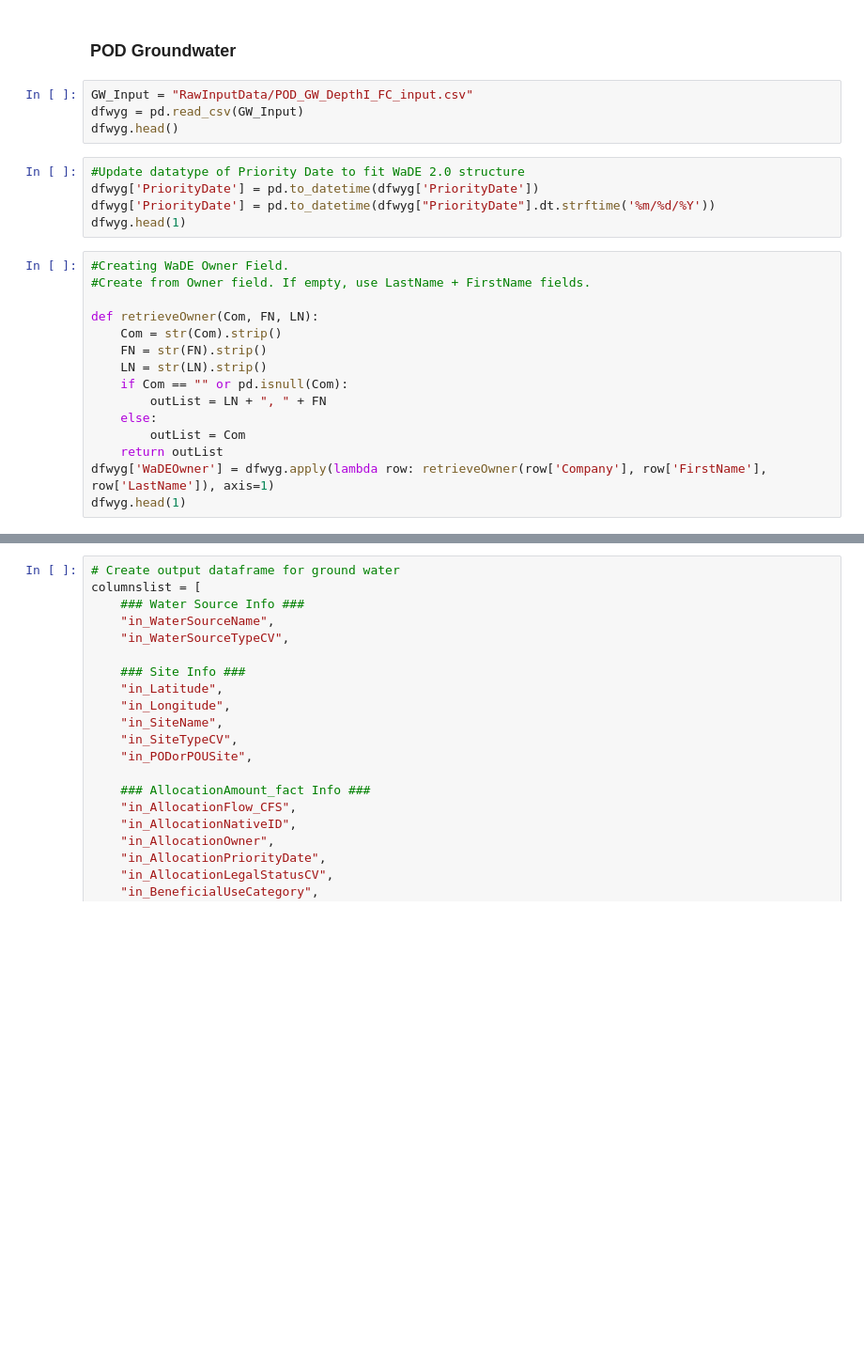
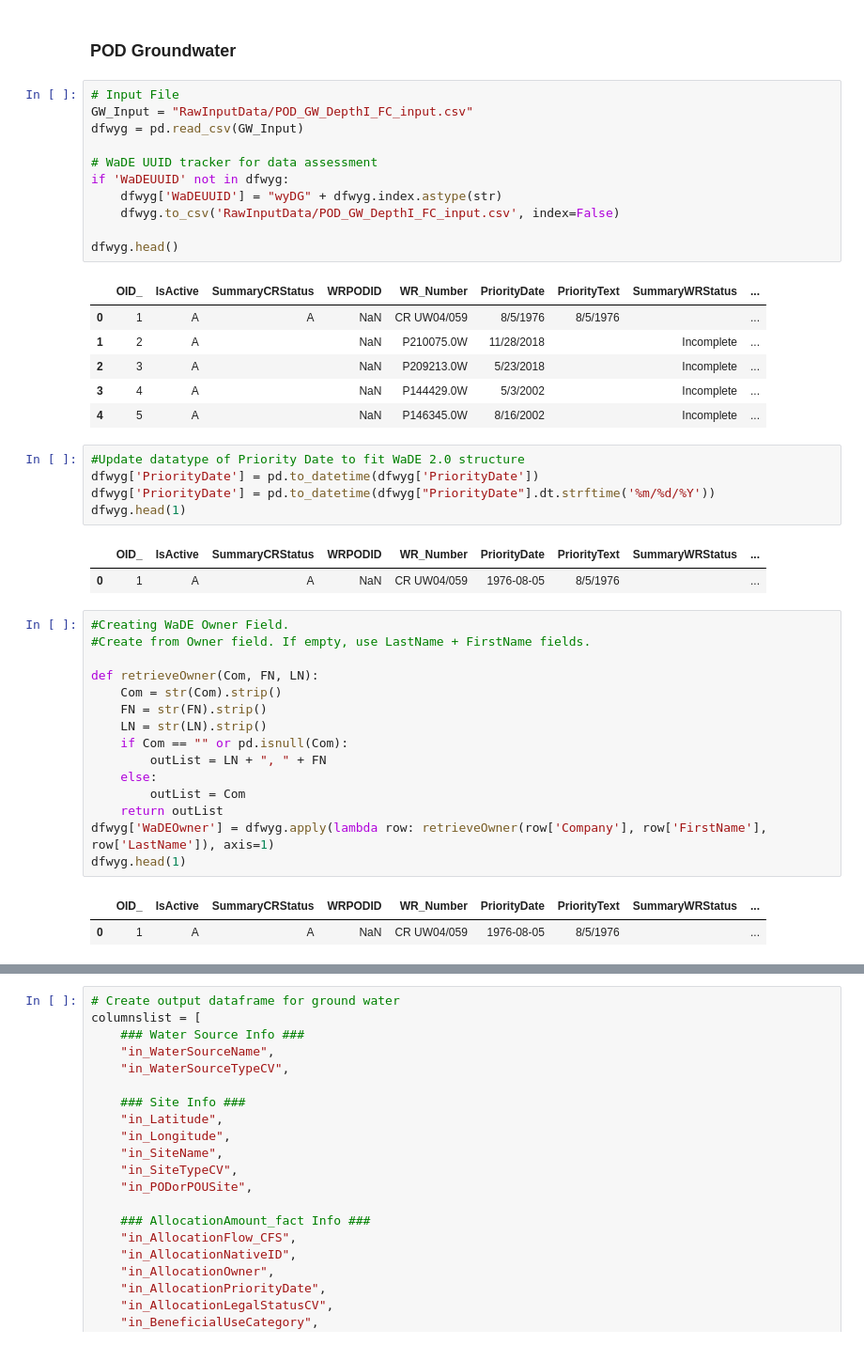
Before and after one commit to WSWCWaterDataExchange/MappingStatesDataToWaDE2.0, a Jupyter notebook: Wyoming/WaterAllocation/0_PreProcessWyomingAllocationData.ipynb, the cells around one changed output, grey strips where cells are left out. Shown at 94% size. Drawn from its saved outputs; the diff is of its cells as text; blank space fills up the shorter version.

Commit message:
WY wr update.
WY wr update.  Removed special characters from owner info.  Added more data assessment logic.

```diff
--- a/Wyoming/WaterAllocation/0_PreProcessWyomingAllocationData.ipynb
+++ b/Wyoming/WaterAllocation/0_PreProcessWyomingAllocationData.ipynb
@@ -29,15 +29,32 @@ os.chdir(workingDir)
 # POD Data
 # %% [markdown]
 ### POD Groundwater
-# %%
-GW_Input = "RawInputData/POD_GW_DepthI_FC_input.csv"
-dfwyg = pd.read_csv(GW_Input)
-dfwyg.head()
+# %%
+# Input File
+GW_Input = "RawInputData/POD_GW_DepthI_FC_input.csv"
+dfwyg = pd.read_csv(GW_Input)
+
+# WaDE UUID tracker for data assessment
+if 'WaDEUUID' not in dfwyg:
+    dfwyg['WaDEUUID'] = "wyDG" + dfwyg.index.astype(str)
+    dfwyg.to_csv('RawInputData/POD_GW_DepthI_FC_input.csv', index=False)
+
+dfwyg.head()
+# %% [output]
+|  | OID_ | IsActive | SummaryCRStatus | WRPODID | WR_Number | PriorityDate | PriorityText | SummaryWRStatus | ... |
+| 0 | 1 | A | A | NaN | CR UW04/059 | 8/5/1976 | 8/5/1976 |  | ... |
+| 1 | 2 | A |  | NaN | P210075.0W | 11/28/2018 |  | Incomplete | ... |
+| 2 | 3 | A |  | NaN | P209213.0W | 5/23/2018 |  | Incomplete | ... |
+| 3 | 4 | A |  | NaN | P144429.0W | 5/3/2002 |  | Incomplete | ... |
+| 4 | 5 | A |  | NaN | P146345.0W | 8/16/2002 |  | Incomplete | ... |
 # %%
 #Update datatype of Priority Date to fit WaDE 2.0 structure
 dfwyg['PriorityDate'] = pd.to_datetime(dfwyg['PriorityDate'])
 dfwyg['PriorityDate'] = pd.to_datetime(dfwyg["PriorityDate"].dt.strftime('%m/%d/%Y'))
 dfwyg.head(1)
+# %% [output]
+|  | OID_ | IsActive | SummaryCRStatus | WRPODID | WR_Number | PriorityDate | PriorityText | SummaryWRStatus | ... |
+| 0 | 1 | A | A | NaN | CR UW04/059 | 1976-08-05 | 8/5/1976 |  | ... |
 # %%
 #Creating WaDE Owner Field.
 #Create from Owner field. If empty, use LastName + FirstName fields.
@@ -53,6 +70,9 @@ def retrieveOwner(Com, FN, LN):
     return outList
 dfwyg['WaDEOwner'] = dfwyg.apply(lambda row: retrieveOwner(row['Company'], row['FirstName'], row['LastName']), axis=1)
 dfwyg.head(1)
+# %% [output]
+|  | OID_ | IsActive | SummaryCRStatus | WRPODID | WR_Number | PriorityDate | PriorityText | SummaryWRStatus | ... |
+| 0 | 1 | A | A | NaN | CR UW04/059 | 1976-08-05 | 8/5/1976 |  | ... |
 # %%
 #Creating Beneficial Use.
 #Need to translate WY abbreviatoins to a workable format.
```
Also changed, not shown: parts of 29 cells of this notebook, 5 other files.
